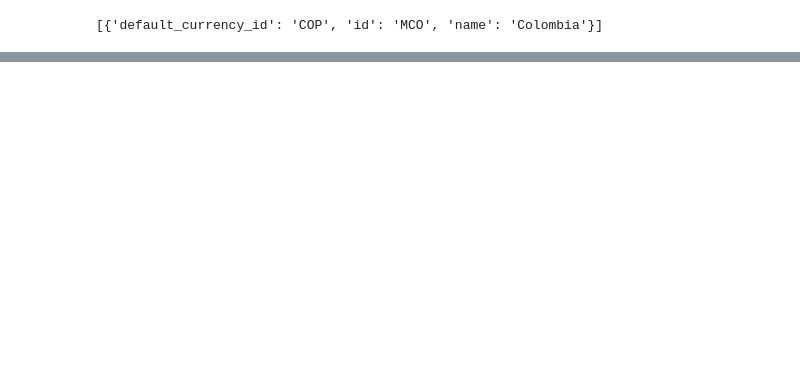
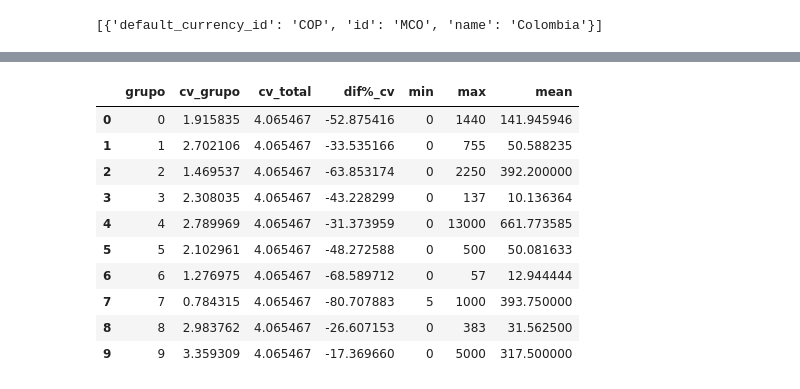
Before and after one commit to ccparra/MELI, a Jupyter notebook: MELI.ipynb, the cells around one changed output, grey strips where cells are left out. Saved outputs shown, nothing was run; the diff lists cells and outputs as text; code cells hidden in the pictures; blank space fills up the shorter version.

```diff
--- a/MELI.ipynb
+++ b/MELI.ipynb
@@ -153,0 +170,4 @@ df_reputation=(
+# %%
+cluster_model_final=KMeans(n_clusters=10,n_init= 20,random_state = 123)
+cluster_model_final.fit(df_scaled)
+joblib.dump(cluster_model_final,'model.sav')
@@ -153,0 +176,5 @@ df_reputation=(
+# %%
+model=joblib.load('model.sav')
+labels=model.predict(df_scaled)
+df_sellers_raw['label']=labels
+df_sellers_raw.to_csv('MELI_sellers.csv',sep=';',index=False)
@@ -153,0 +191,14 @@ df_reputation=(
+# %%
+dm.cluster_characterization_numeric_var(df=df_sellers_raw,str_var='sold_items')
+# %% [output]
+|  | grupo | cv_grupo | cv_total | dif%_cv | min | max | mean |
+| 0 | 0 | 1.915835 | 4.065467 | -52.875416 | 0 | 1440 | 141.945946 |
+| 1 | 1 | 2.702106 | 4.065467 | -33.535166 | 0 | 755 | 50.588235 |
+| 2 | 2 | 1.469537 | 4.065467 | -63.853174 | 0 | 2250 | 392.200000 |
+| 3 | 3 | 2.308035 | 4.065467 | -43.228299 | 0 | 137 | 10.136364 |
+| 4 | 4 | 2.789969 | 4.065467 | -31.373959 | 0 | 13000 | 661.773585 |
+| 5 | 5 | 2.102961 | 4.065467 | -48.272588 | 0 | 500 | 50.081633 |
+| 6 | 6 | 1.276975 | 4.065467 | -68.589712 | 0 | 57 | 12.944444 |
+| 7 | 7 | 0.784315 | 4.065467 | -80.707883 | 5 | 1000 | 393.750000 |
+| 8 | 8 | 2.983762 | 4.065467 | -26.607153 | 0 | 383 | 31.562500 |
+| 9 | 9 | 3.359309 | 4.065467 | -17.369660 | 0 | 5000 | 317.500000 |
```
Also changed, not shown: parts of 32 cells of this notebook, 8 other files.
